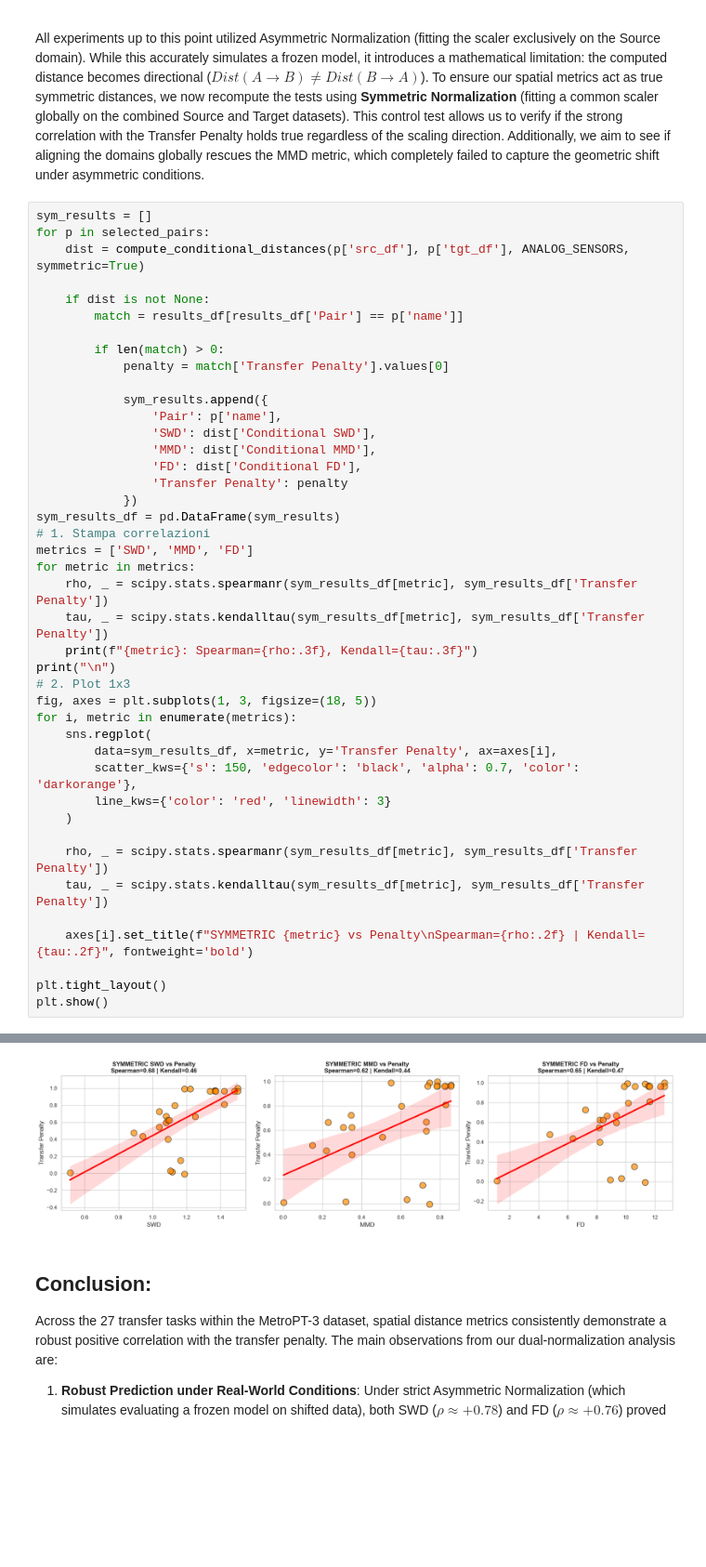
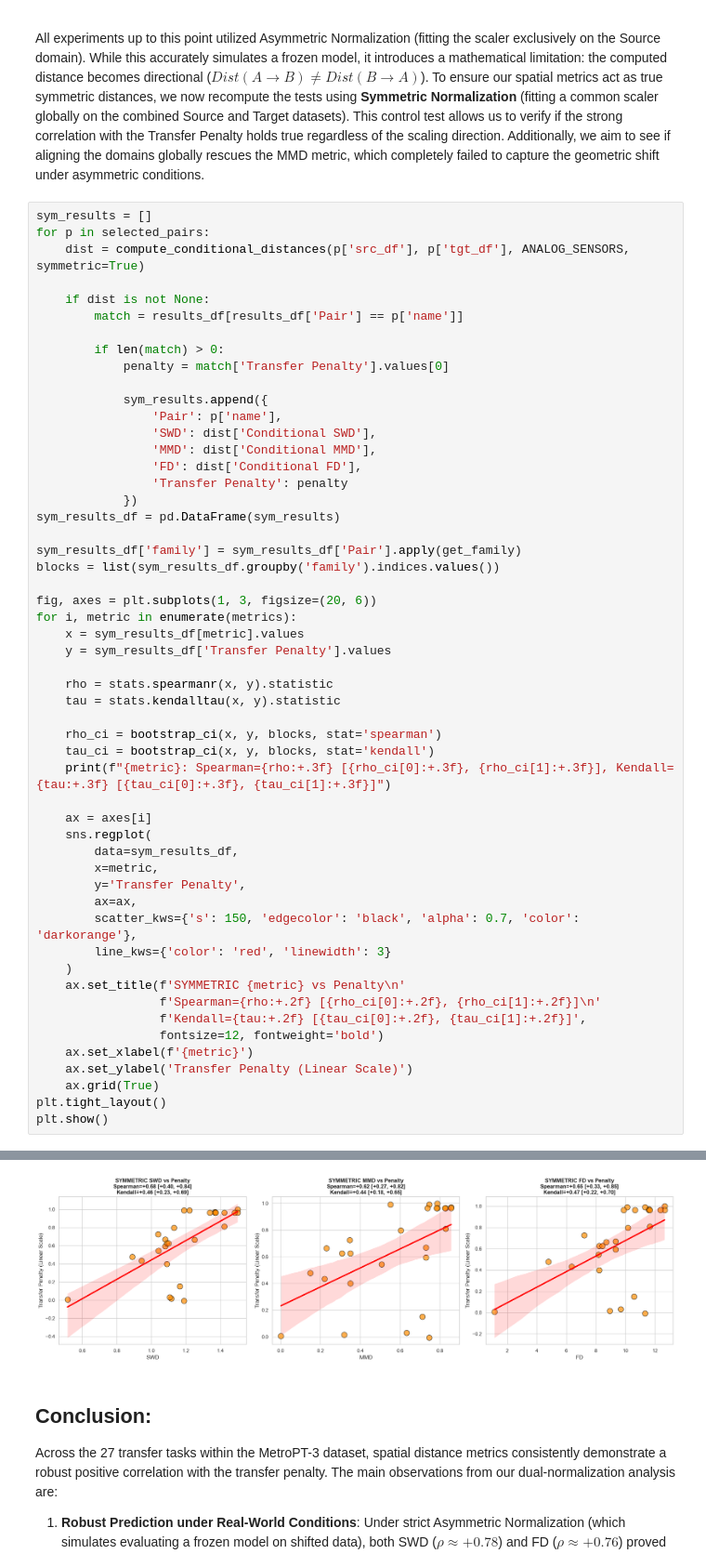
Before and after one commit to lollogiro/ai4i-transfer-learning-synthetic, a Jupyter notebook: stage2-transfer_learning/metropt3.ipynb, the cells around one changed output, grey strips where cells are left out. Shown at 93% size. Cells and saved outputs as stored; diff of their text form; blank space fills up the shorter version.

Commit message:
fixed plots

```diff
--- a/stage2-transfer_learning/metropt3.ipynb
+++ b/stage2-transfer_learning/metropt3.ipynb
@@ -572,27 +572,38 @@ for p in selected_pairs:
                 'Transfer Penalty': penalty
             })
 sym_results_df = pd.DataFrame(sym_results)
-# 1. Stampa correlazioni
-metrics = ['SWD', 'MMD', 'FD']
-for metric in metrics:
-    rho, _ = scipy.stats.spearmanr(sym_results_df[metric], sym_results_df['Transfer Penalty'])
-    tau, _ = scipy.stats.kendalltau(sym_results_df[metric], sym_results_df['Transfer Penalty'])
-    print(f"{metric}: Spearman={rho:.3f}, Kendall={tau:.3f}")
-print("\n")
-# 2. Plot 1x3
-fig, axes = plt.subplots(1, 3, figsize=(18, 5))
+
+sym_results_df['family'] = sym_results_df['Pair'].apply(get_family)
+blocks = list(sym_results_df.groupby('family').indices.values())
+
+fig, axes = plt.subplots(1, 3, figsize=(20, 6))
 for i, metric in enumerate(metrics):
+    x = sym_results_df[metric].values
+    y = sym_results_df['Transfer Penalty'].values
+
+    rho = stats.spearmanr(x, y).statistic
+    tau = stats.kendalltau(x, y).statistic
+
+    rho_ci = bootstrap_ci(x, y, blocks, stat='spearman')
+    tau_ci = bootstrap_ci(x, y, blocks, stat='kendall')
+    print(f"{metric}: Spearman={rho:+.3f} [{rho_ci[0]:+.3f}, {rho_ci[1]:+.3f}], Kendall={tau:+.3f} [{tau_ci[0]:+.3f}, {tau_ci[1]:+.3f}]")
+
+    ax = axes[i]
     sns.regplot(
-        data=sym_results_df, x=metric, y='Transfer Penalty', ax=axes[i],
+        data=sym_results_df,
+        x=metric,
+        y='Transfer Penalty',
+        ax=ax,
         scatter_kws={'s': 150, 'edgecolor': 'black', 'alpha': 0.7, 'color': 'darkorange'},
         line_kws={'color': 'red', 'linewidth': 3}
     )
-
-    rho, _ = scipy.stats.spearmanr(sym_results_df[metric], sym_results_df['Transfer Penalty'])
-    tau, _ = scipy.stats.kendalltau(sym_results_df[metric], sym_results_df['Transfer Penalty'])
-
-    axes[i].set_title(f"SYMMETRIC {metric} vs Penalty\nSpearman={rho:.2f} | Kendall={tau:.2f}", fontweight='bold')
-
+    ax.set_title(f'SYMMETRIC {metric} vs Penalty\n'
+                 f'Spearman={rho:+.2f} [{rho_ci[0]:+.2f}, {rho_ci[1]:+.2f}]\n'
+                 f'Kendall={tau:+.2f} [{tau_ci[0]:+.2f}, {tau_ci[1]:+.2f}]',
+                 fontsize=12, fontweight='bold')
+    ax.set_xlabel(f'{metric}')
+    ax.set_ylabel('Transfer Penalty (Linear Scale)')
+    ax.grid(True)
 plt.tight_layout()
 plt.show()
 # %% [output]
@@ -602,4 +613,4 @@ FD: Spearman=0.645, Kendall=0.466
-[figure, old version]
+[figure, new version]
 # %% [markdown]
 ## Conclusion:
 
```
Also changed, not shown: parts of 1 cell of this notebook.
